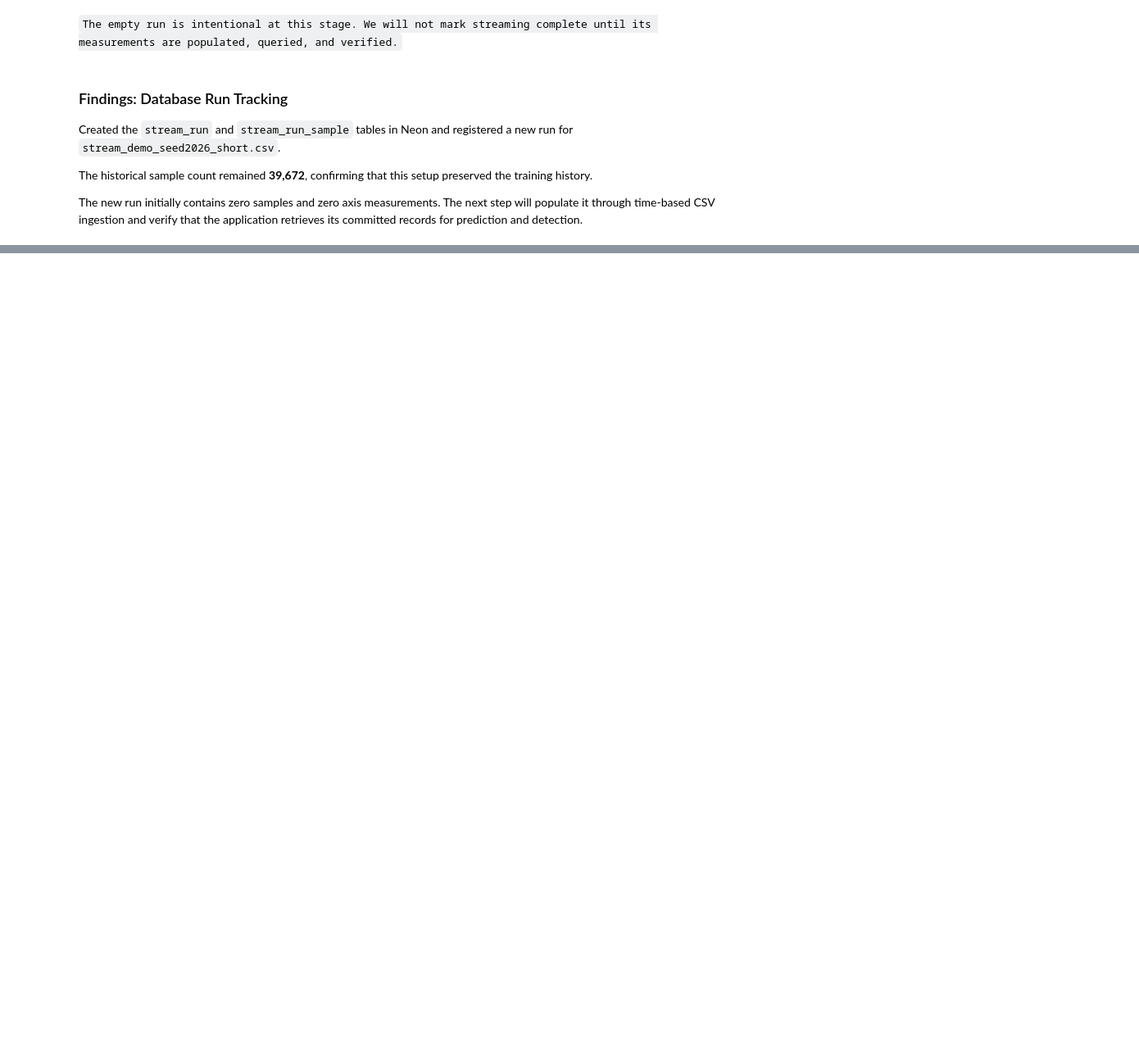
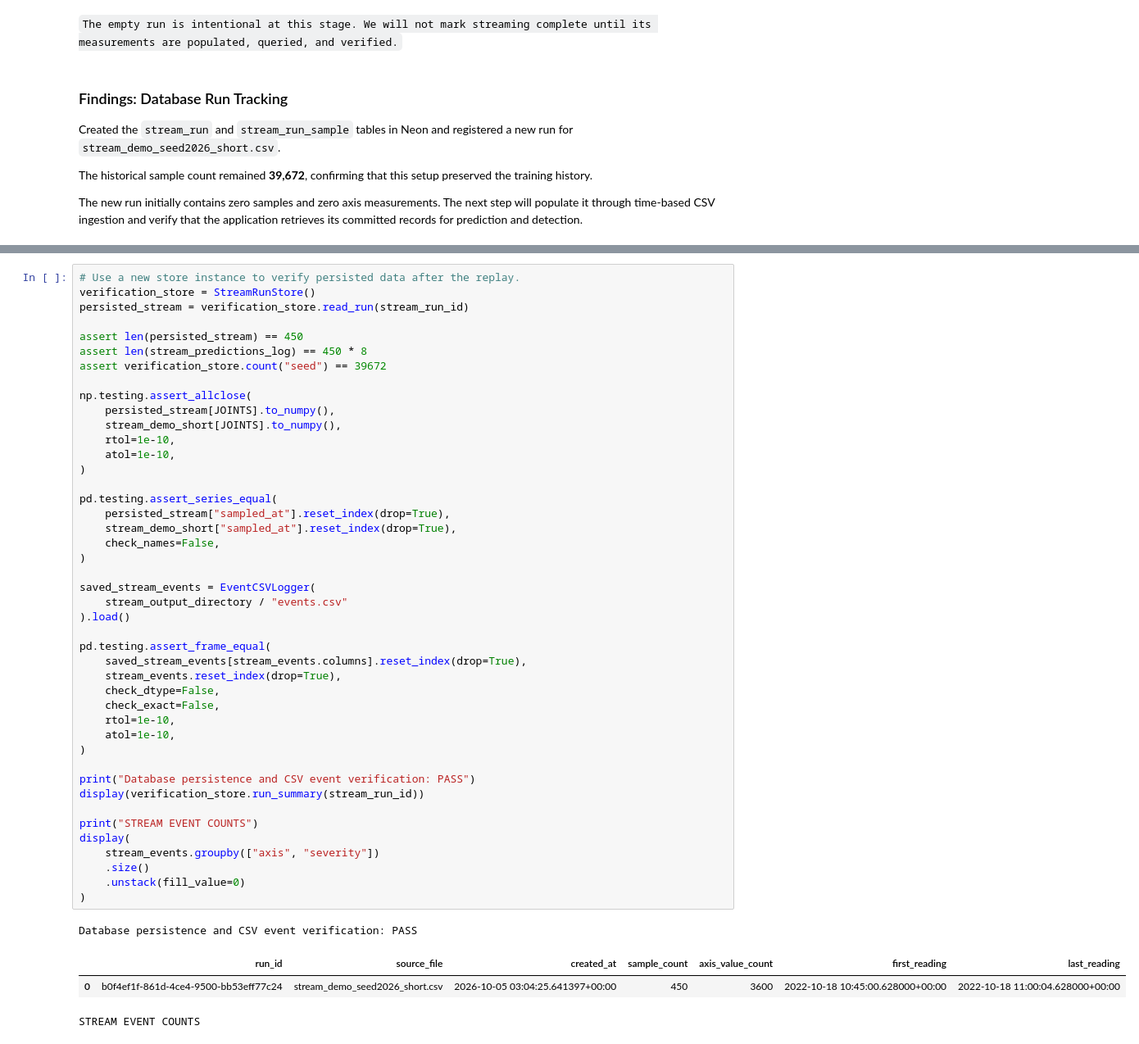
Before and after one commit to UbaidUllah777/DataStreamVisualization-regression-based-anomaly-detection, a Jupyter notebook: Regression_Anomaly_Detection.ipynb, the cells around one changed output, grey strips where cells are left out. Shown at 82% size. Cells and saved outputs as stored; diff of their text form; blank space fills up the shorter version.

Commit message:
Verify Neon streaming prediction detection and event persistence

```diff
--- a/Regression_Anomaly_Detection.ipynb
+++ b/Regression_Anomaly_Detection.ipynb
@@ -2231,0 +2289,49 @@ The new run initially contains zero samples and zero axis measurements. The next
+# %%
+# Use a new store instance to verify persisted data after the replay.
+verification_store = StreamRunStore()
+persisted_stream = verification_store.read_run(stream_run_id)
+
+assert len(persisted_stream) == 450
+assert len(stream_predictions_log) == 450 * 8
+assert verification_store.count("seed") == 39672
+
+np.testing.assert_allclose(
+    persisted_stream[JOINTS].to_numpy(),
+    stream_demo_short[JOINTS].to_numpy(),
+    rtol=1e-10,
+    atol=1e-10,
+)
+
+pd.testing.assert_series_equal(
+    persisted_stream["sampled_at"].reset_index(drop=True),
+    stream_demo_short["sampled_at"].reset_index(drop=True),
+    check_names=False,
+)
+
+saved_stream_events = EventCSVLogger(
+    stream_output_directory / "events.csv"
+).load()
+
+pd.testing.assert_frame_equal(
+    saved_stream_events[stream_events.columns].reset_index(drop=True),
+    stream_events.reset_index(drop=True),
+    check_dtype=False,
+    check_exact=False,
+    rtol=1e-10,
+    atol=1e-10,
+)
+
+print("Database persistence and CSV event verification: PASS")
+display(verification_store.run_summary(stream_run_id))
+
+print("STREAM EVENT COUNTS")
+display(
+    stream_events.groupby(["axis", "severity"])
+    .size()
+    .unstack(fill_value=0)
+)
+# %% [output]
+Database persistence and CSV event verification: PASS
+|  | run_id | source_file | created_at | sample_count | axis_value_count | first_reading | last_reading |
+| 0 | b0f4ef1f-861d-4ce4-9500-bb53eff77c24 | stream_demo_seed2026_short.csv | 2026-10-05 03:04:25.641397+00:00 | 450 | 3600 | 2022-10-18 10:45:00.628000+00:00 | 2022-10-18 11:00:04.628000+00:00 |
+STREAM EVENT COUNTS
```
Also changed, not shown: parts of 4 cells of this notebook, 3 other files.
